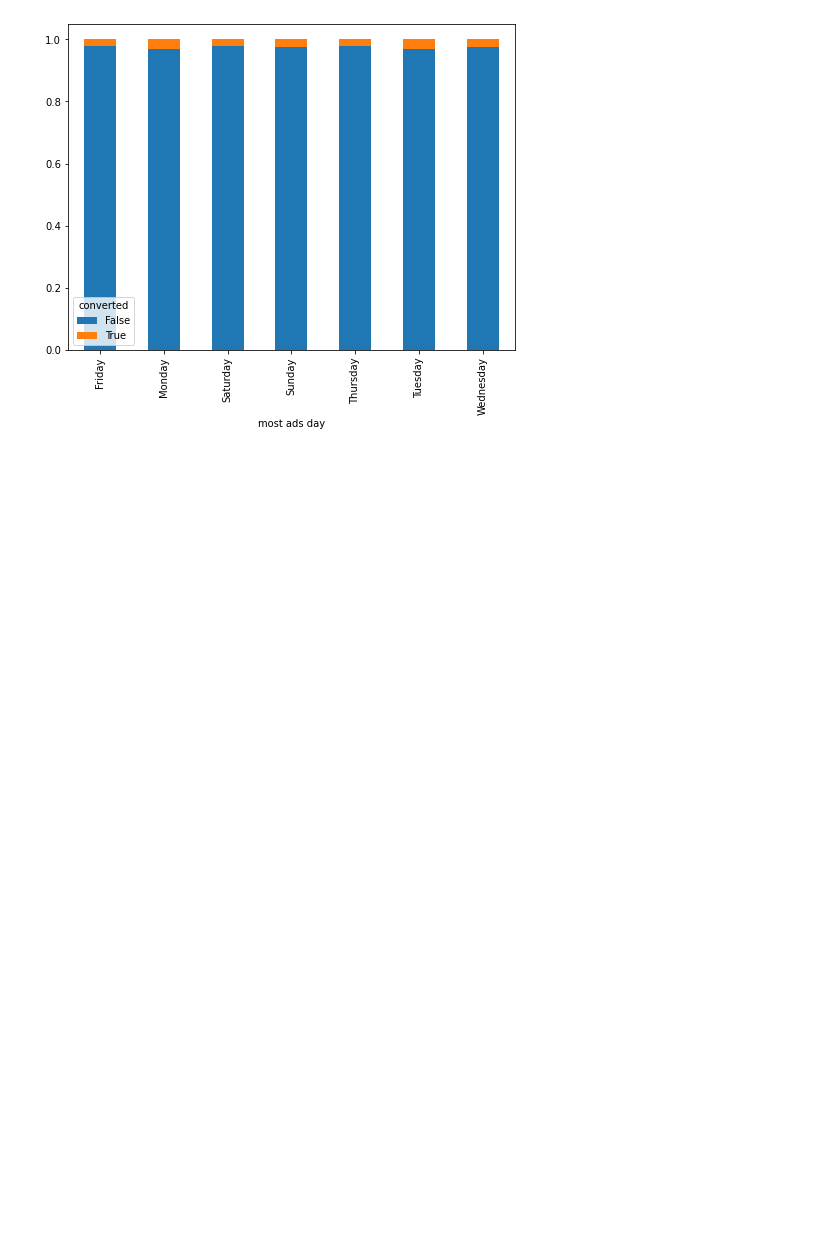
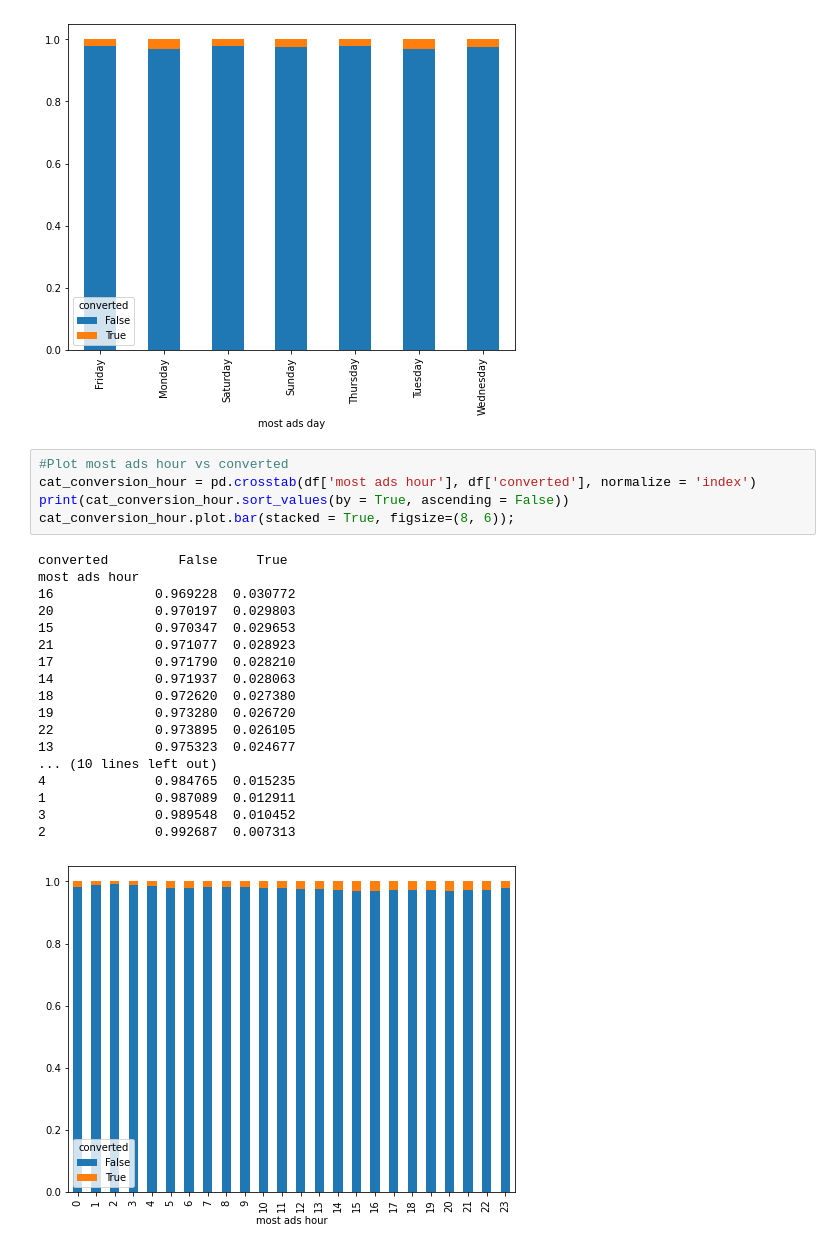
Before and after one commit to Shemnderitu/Hypothesistesting, a Jupyter notebook: hypothesis.ipynb, the cells around one changed output. Drawn from its saved outputs; the diff is of its cells as text; blank space fills up the shorter version.

Commit message:
Plot most ads hour vs converted

```diff
--- a/hypothesis.ipynb
+++ b/hypothesis.ipynb
@@ -219,3 +219,27 @@ Friday        0.977788  0.022212
 Thursday      0.978429  0.021571
 Saturday      0.978949  0.021051
 [figure]
+# %%
+#Plot most ads hour vs converted
+cat_conversion_hour = pd.crosstab(df['most ads hour'], df['converted'], normalize = 'index')
+print(cat_conversion_hour.sort_values(by = True, ascending = False))
+cat_conversion_hour.plot.bar(stacked = True, figsize=(8, 6));
+# %% [output]
+converted         False     True
+most ads hour
+16             0.969228  0.030772
+20             0.970197  0.029803
+15             0.970347  0.029653
+21             0.971077  0.028923
+17             0.971790  0.028210
+14             0.971937  0.028063
+18             0.972620  0.027380
+19             0.973280  0.026720
+22             0.973895  0.026105
+13             0.975323  0.024677
+... (10 lines left out)
+4              0.984765  0.015235
+1              0.987089  0.012911
+3              0.989548  0.010452
+2              0.992687  0.007313
+[figure, added]
```
Also changed, not shown: parts of 1 cell of this notebook.
